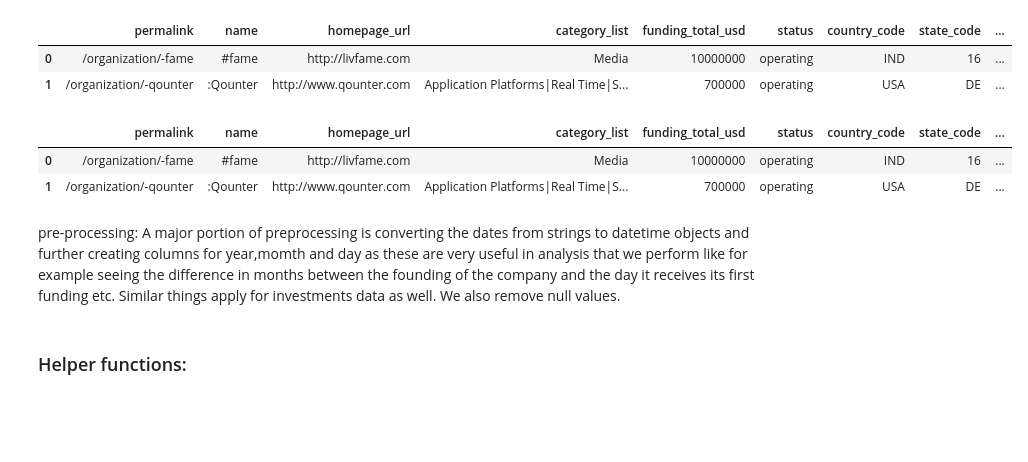
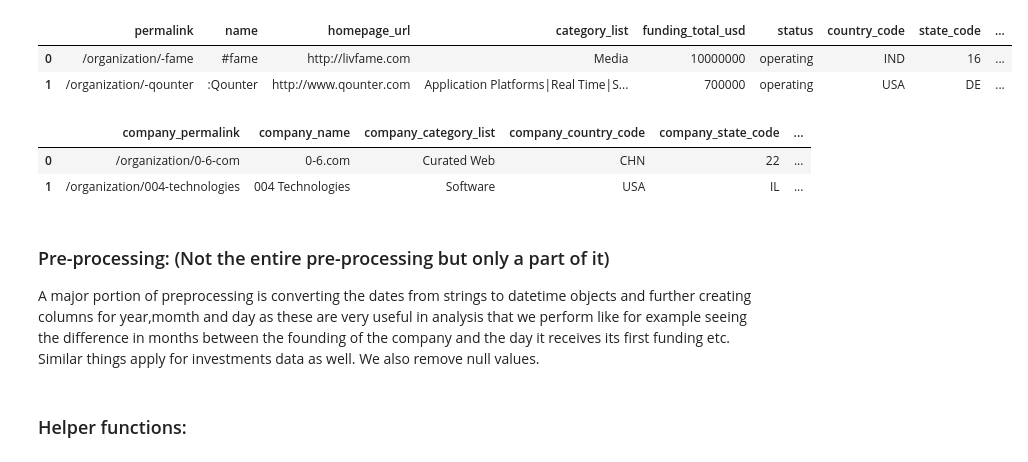
Before and after one commit to saichowdaryg/ECE143project, a Jupyter notebook: Final2.ipynb, the cells around one changed output. Cells and saved outputs as stored; diff of their text form; code cells hidden in the pictures; blank space fills up the shorter version.

```diff
--- a/Final2.ipynb
+++ b/Final2.ipynb
@@ -95,16 +99,17 @@ companies.head(2)
 | 1 | /organization/-qounter | :Qounter | http://www.qounter.com | Application Platforms|Real Time|S... | 700000 | operating | USA | DE | ... |
 # %%
 try:
-    investments=pd.read_csv('ece143/project/companies.csv')
+    investments=pd.read_csv('ece143/project/investments.csv')
 except FileNotFoundError :
     print('The path specified doesnot exist')
 investments.head(2)
 # %% [output]
-|  | permalink | name | homepage_url | category_list | funding_total_usd | status | country_code | state_code | ... |
-| 0 | /organization/-fame | #fame | http://livfame.com | Media | 10000000 | operating | IND | 16 | ... |
-| 1 | /organization/-qounter | :Qounter | http://www.qounter.com | Application Platforms|Real Time|S... | 700000 | operating | USA | DE | ... |
+|  | company_permalink | company_name | company_category_list | company_country_code | company_state_code | ... |
+| 0 | /organization/0-6-com | 0-6.com | Curated Web | CHN | 22 | ... |
+| 1 | /organization/004-technologies | 004 Technologies | Software | USA | IL | ... |
 # %% [markdown]
- pre-processing: A major portion of preprocessing is converting the dates from strings to datetime objects and further creating columns for year,momth and day as these are very useful in analysis that we perform like for example seeing the difference in months between the founding of the company and the day it receives its first funding etc. Similar things apply for investments data as well. We also remove null values.
+### Pre-processing: (Not the entire pre-processing but only a part of it)
+A major portion of preprocessing is converting the dates from strings to datetime objects and further creating columns for year,momth and day as these are very useful in analysis that we perform like for example seeing the difference in months between the founding of the company and the day it receives its first funding etc. Similar things apply for investments data as well. We also remove null values.
 # %%
 #remvoing null values
 companies=companies[(pd.notnull(companies['first_funding_at']))&(pd.notnull(companies['founded_at']))]
```
Also changed, not shown: parts of 55 cells of this notebook.
